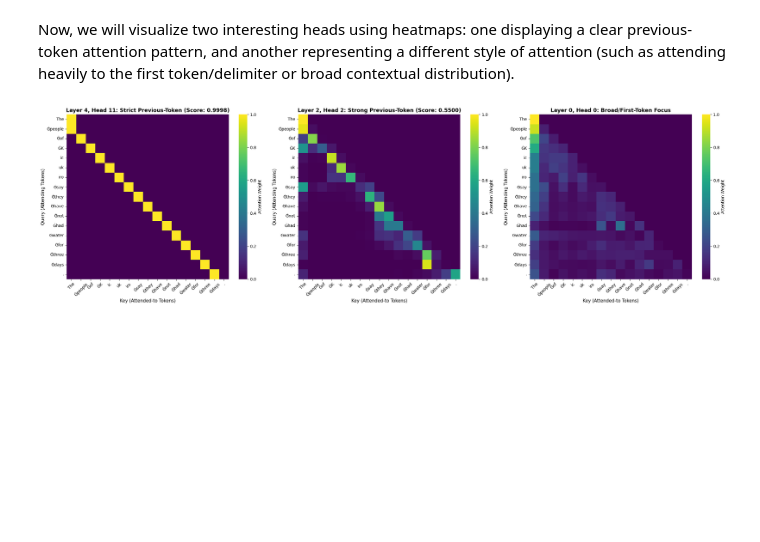
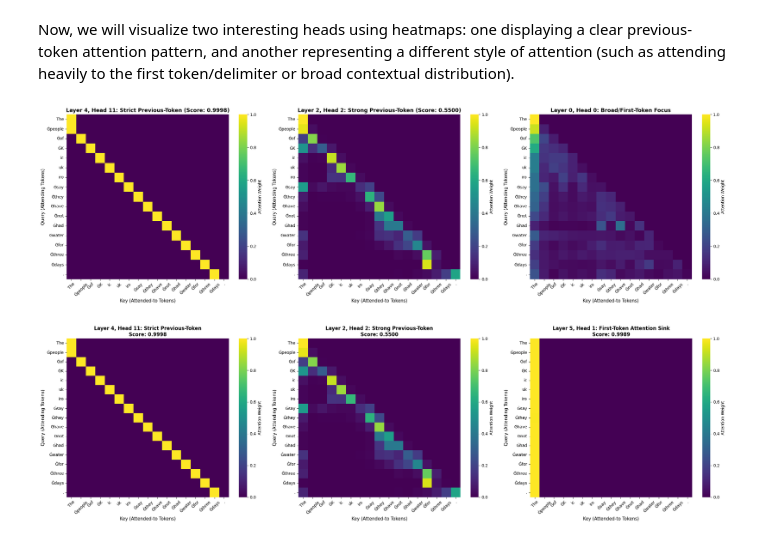
Before and after one commit to NadiaTeta/group1, a Jupyter notebook: notebooks/03_attention.ipynb, the cells around one changed output. Cells and saved outputs as stored; diff of their text form; code cells hidden in the pictures; blank space fills up the shorter version.

```diff
--- a/notebooks/03_attention.ipynb
+++ b/notebooks/03_attention.ipynb
@@ -99,3 +95,17 @@ Top heads exhibiting 'Previous-Token' attention patterns:
 Layer 4, Head 11 | Mean sub-diagonal attention: 0.9998
 Layer 2, Head 2 | Mean sub-diagonal attention: 0.5500
 Layer 3, Head 3 | Mean sub-diagonal attention: 0.4208
+# %%
+# 1. Find heads that send most of their attention to the FIRST token (Attention Sink)
+first_token_scores = []
+for layer in range(num_layers):
+    layer_attn = attentions[layer][0].cpu().numpy()
+    for head in range(num_heads):
+        # Average attention that tokens index 1 to N-1 give to the first token (index 0)
+        score = np.mean(layer_attn[head][1:, 0])
+        first_token_scores.append((score, layer, head))
+
+first_token_scores.sort(reverse=True, key=lambda x: x[0])
+print("Top heads focusing on the FIRST token:")
+for score, layer, head in first_token_scores[:3]:
+    print(f"Layer {layer}, Head {head} | Mean attention to first token: {score:.4f}")
@@ -143,3 +175,45 @@ plt.tight_layout()
 plt.show()
 # %% [output]
 [figure]
+# %%
+# 3. Dynamic Heatmap Generation utilizing our systematic search results
+
+# Extract top previous-token details
+prev_score, prev_layer, prev_head = prev_token_scores[0]
+
+# Extract second previous-token details
+sec_score, sec_layer, sec_head = prev_token_scores[1]
+
+# Extract top first-token attention details
+first_score, first_layer, first_head = first_token_scores[0]
+
+heads_to_plot = [
+    (prev_layer, prev_head, f"Layer {prev_layer}, Head {prev_head}: Strict Previous-Token\nScore: {prev_score:.4f}", attentions),
+    (sec_layer, second_head, f"Layer {sec_layer}, Head {sec_head}: Strong Previous-Token\nScore: {sec_score:.4f}", attentions),
+    (first_layer, first_head, f"Layer {first_layer}, Head {first_head}: First-Token Attention Sink\nScore: {first_score:.4f}", attentions)
+]
+
+fig, axes = plt.subplots(1, 3, figsize=(24, 7))
+
+for i, (layer, head, title, attn_source) in enumerate(heads_to_plot):
+    attn_matrix = attn_source[layer][0, head].cpu().numpy()
+
+    sns.heatmap(
+        attn_matrix,
+        xticklabels=input_tokens,
+        yticklabels=input_tokens,
+        annot=False,
+        cmap="viridis",
+        ax=axes[i],
+        cbar_kws={'label': 'Attention Weight'}
+    )
+    axes[i].set_title(title, fontsize=12, fontweight='bold')
+    axes[i].set_xlabel("Key (Attended-to Tokens)", fontsize=11)
+    axes[i].set_ylabel("Query (Attending Tokens)", fontsize=11)
+    axes[i].tick_params(axis='x', rotation=45)
+    axes[i].tick_params(axis='y', rotation=0)
+
+plt.tight_layout()
+plt.show()
+# %% [output]
+[figure, added]
```
Also changed, not shown: parts of 3 cells of this notebook.
